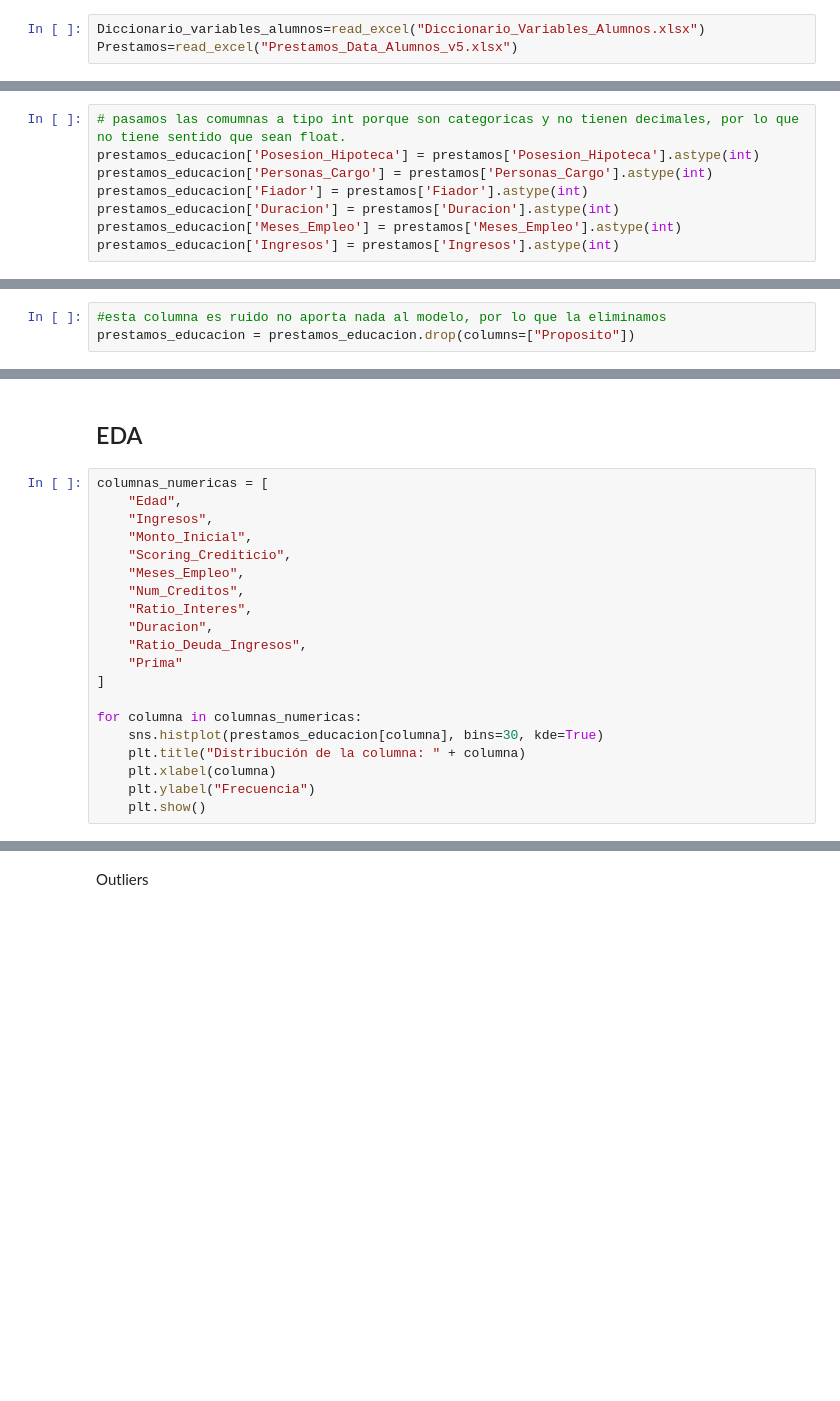
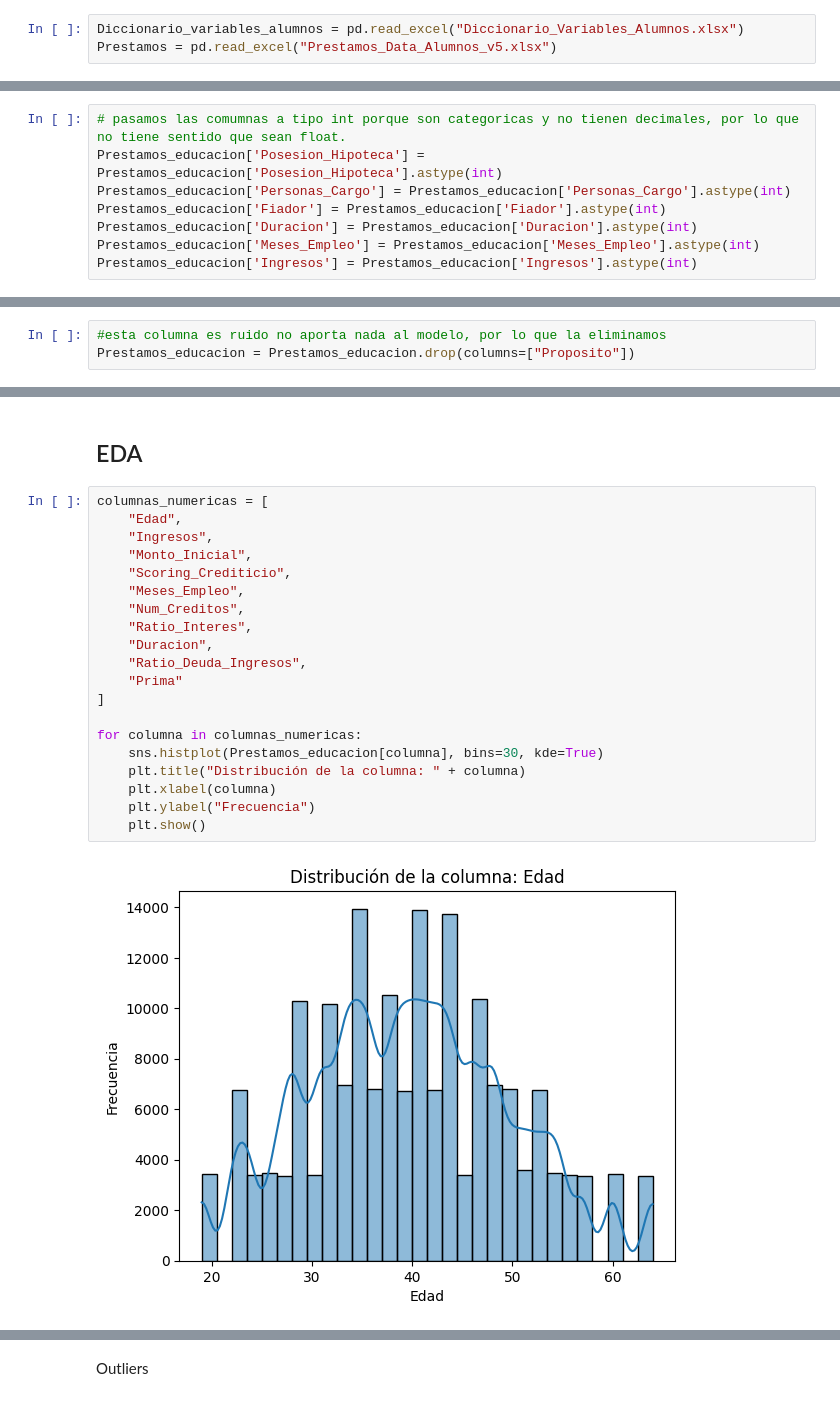
Before and after one commit to Pablocordobaa/Reto-5-azul-claro, a Jupyter notebook: limpieza+eda.ipynb, the cells around one changed output, grey strips where cells are left out. Saved outputs shown, nothing was run; the diff lists cells and outputs as text; blank space fills up the shorter version.

```diff
--- a/limpieza+eda.ipynb
+++ b/limpieza+eda.ipynb
@@ -5,6 +6,6 @@ import seaborn as sns
 # %%
-Diccionario_variables_alumnos=read_excel("Diccionario_Variables_Alumnos.xlsx")
-Prestamos=read_excel("Prestamos_Data_Alumnos_v5.xlsx")
+Diccionario_variables_alumnos = pd.read_excel("Diccionario_Variables_Alumnos.xlsx")
+Prestamos = pd.read_excel("Prestamos_Data_Alumnos_v5.xlsx")
 # %%
 print("Diccionario_variables_alumnos:", Diccionario_variables_alumnos.shape)
 print("Prestamos:", Prestamos.shape)
@@ -25,9 +92,9 @@ Prestamos_educacion = Prestamos[Prestamos["Proposito"] == "Educación"]
 ## Tipos de variable
 # %%
 # pasamos las comumnas a tipo int porque son categoricas y no tienen decimales, por lo que no tiene sentido que sean float.
-prestamos_educacion['Posesion_Hipoteca'] = prestamos['Posesion_Hipoteca'].astype(int)
-prestamos_educacion['Personas_Cargo'] = prestamos['Personas_Cargo'].astype(int)
-prestamos_educacion['Fiador'] = prestamos['Fiador'].astype(int)
-prestamos_educacion['Duracion'] = prestamos['Duracion'].astype(int)
-prestamos_educacion['Meses_Empleo'] = prestamos['Meses_Empleo'].astype(int)
-prestamos_educacion['Ingresos'] = prestamos['Ingresos'].astype(int)
+Prestamos_educacion['Posesion_Hipoteca'] = Prestamos_educacion['Posesion_Hipoteca'].astype(int)
+Prestamos_educacion['Personas_Cargo'] = Prestamos_educacion['Personas_Cargo'].astype(int)
+Prestamos_educacion['Fiador'] = Prestamos_educacion['Fiador'].astype(int)
+Prestamos_educacion['Duracion'] = Prestamos_educacion['Duracion'].astype(int)
+Prestamos_educacion['Meses_Empleo'] = Prestamos_educacion['Meses_Empleo'].astype(int)
+Prestamos_educacion['Ingresos'] = Prestamos_educacion['Ingresos'].astype(int)
@@ -34,5 +119,5 @@ prestamos_educacion['Ingresos'] = prestamos['Ingresos'].astype(int)
 # %%
 #esta columna es ruido no aporta nada al modelo, por lo que la eliminamos
-prestamos_educacion = prestamos_educacion.drop(columns=["Proposito"])
+Prestamos_educacion = Prestamos_educacion.drop(columns=["Proposito"])
 # %%
 Prestamos_educacion.head()
@@ -59,20 +193,22 @@ Prestamos_educacion.isna().sum()
 # %%
 columnas_numericas = [
     "Edad",
     "Ingresos",
     "Monto_Inicial",
     "Scoring_Crediticio",
     "Meses_Empleo",
     "Num_Creditos",
     "Ratio_Interes",
     "Duracion",
     "Ratio_Deuda_Ingresos",
     "Prima"
 ]
 
 for columna in columnas_numericas:
-    sns.histplot(prestamos_educacion[columna], bins=30, kde=True)
+    sns.histplot(Prestamos_educacion[columna], bins=30, kde=True)
     plt.title("Distribución de la columna: " + columna)
     plt.xlabel(columna)
     plt.ylabel("Frecuencia")
     plt.show()
+# %% [output]
+[figure, added]
```
Also changed, not shown: parts of 15 cells of this notebook, 2 other files.
